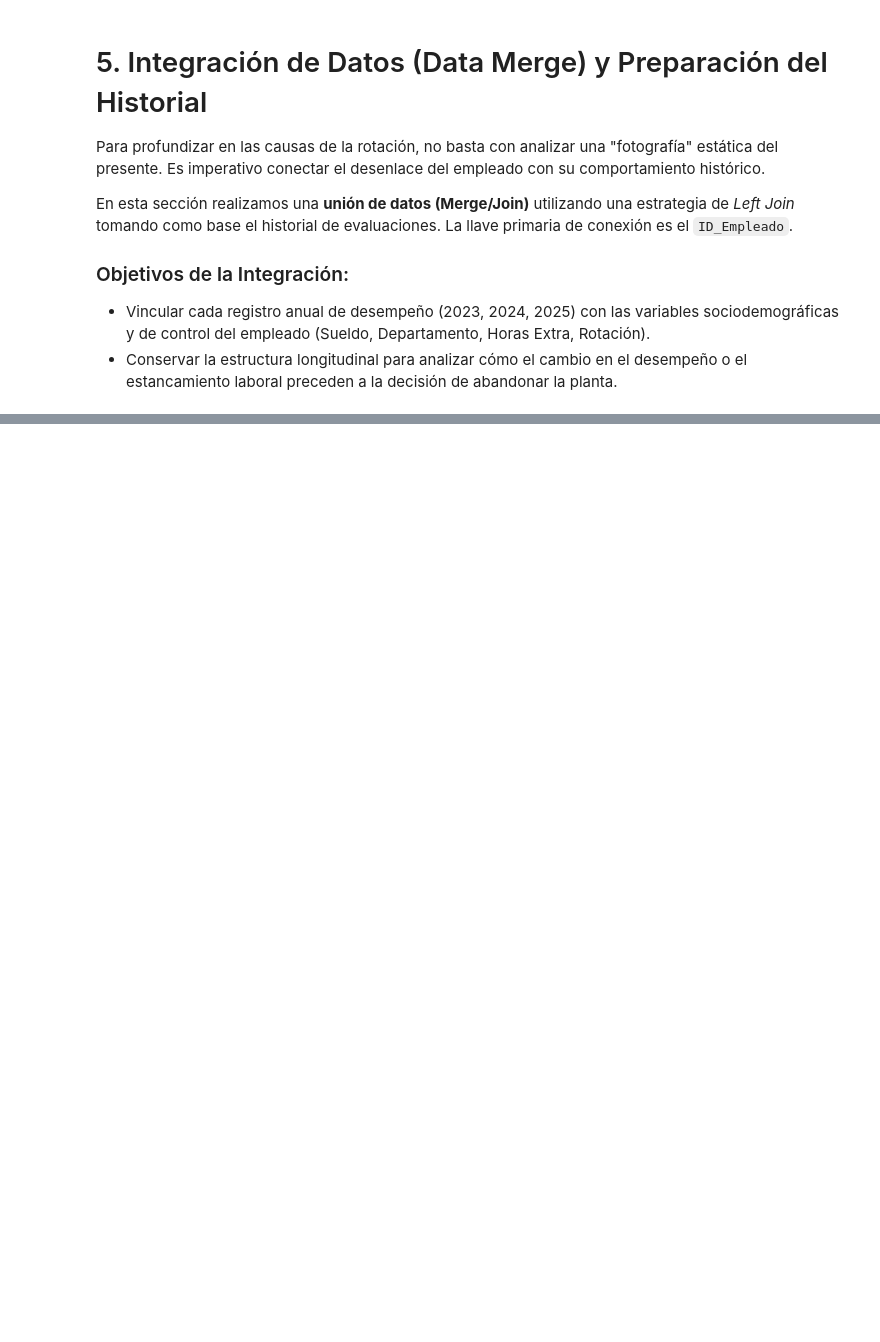
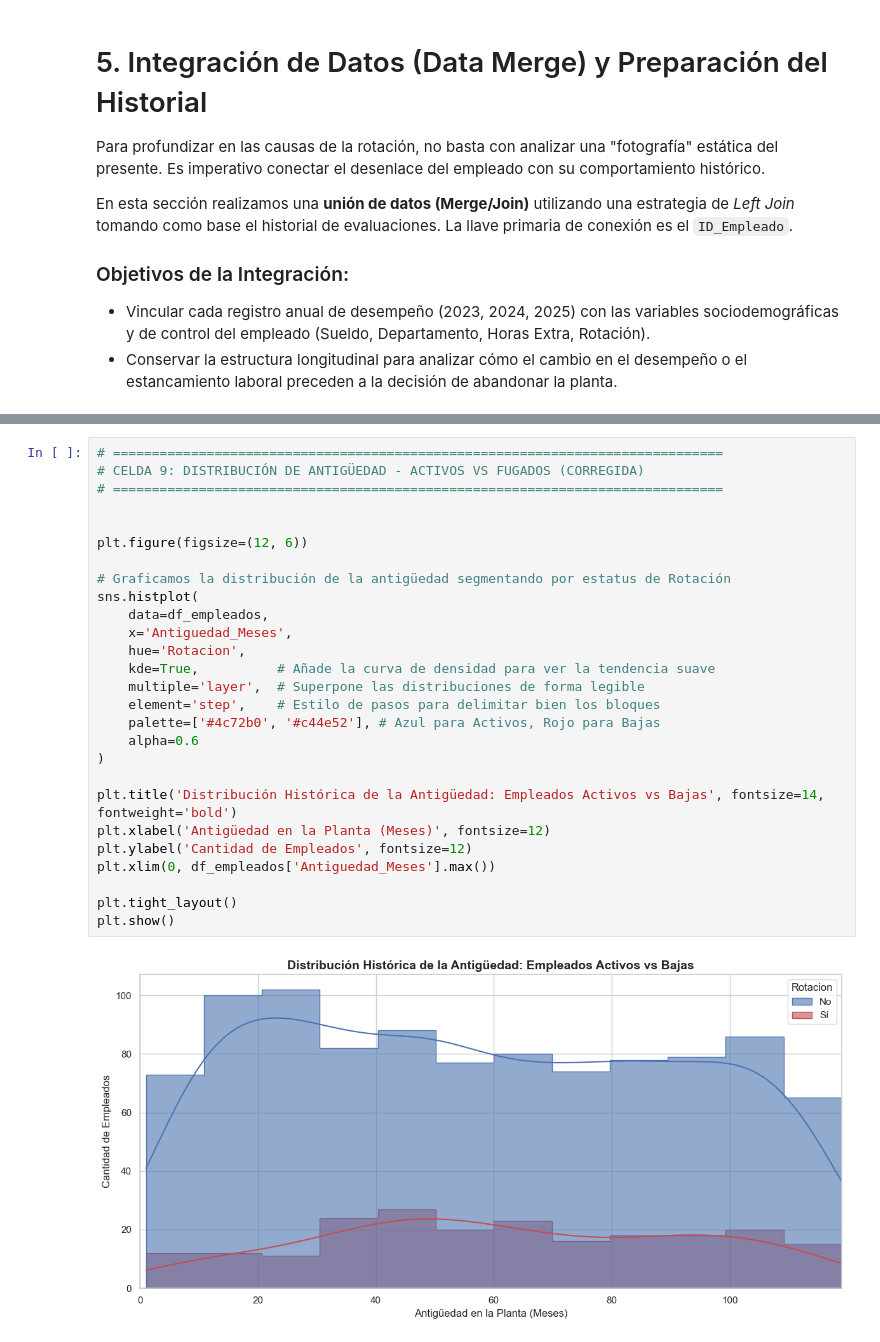
Before and after one commit to victorrlarioss/hr-workforce-optimization, a Jupyter notebook: hr_analysis.ipynb, the cells around one changed output, grey strips where cells are left out. Cells and saved outputs as stored; diff of their text form; blank space fills up the shorter version.

```diff
--- a/hr_analysis.ipynb
+++ b/hr_analysis.ipynb
@@ -378,0 +380,29 @@ KeyError: 'Anio_Evaluacion'
+# %%
+# ==============================================================================
+# CELDA 9: DISTRIBUCIÓN DE ANTIGÜEDAD - ACTIVOS VS FUGADOS (CORREGIDA)
+# ==============================================================================
+
+
+plt.figure(figsize=(12, 6))
+
+# Graficamos la distribución de la antigüedad segmentando por estatus de Rotación
+sns.histplot(
+    data=df_empleados,
+    x='Antiguedad_Meses',
+    hue='Rotacion',
+    kde=True,          # Añade la curva de densidad para ver la tendencia suave
+    multiple='layer',  # Superpone las distribuciones de forma legible
+    element='step',    # Estilo de pasos para delimitar bien los bloques
+    palette=['#4c72b0', '#c44e52'], # Azul para Activos, Rojo para Bajas
+    alpha=0.6
+)
+
+plt.title('Distribución Histórica de la Antigüedad: Empleados Activos vs Bajas', fontsize=14, fontweight='bold')
+plt.xlabel('Antigüedad en la Planta (Meses)', fontsize=12)
+plt.ylabel('Cantidad de Empleados', fontsize=12)
+plt.xlim(0, df_empleados['Antiguedad_Meses'].max())
+
+plt.tight_layout()
+plt.show()
+# %% [output]
+[figure, added]
```
Also changed, not shown: parts of 25 cells of this notebook.
